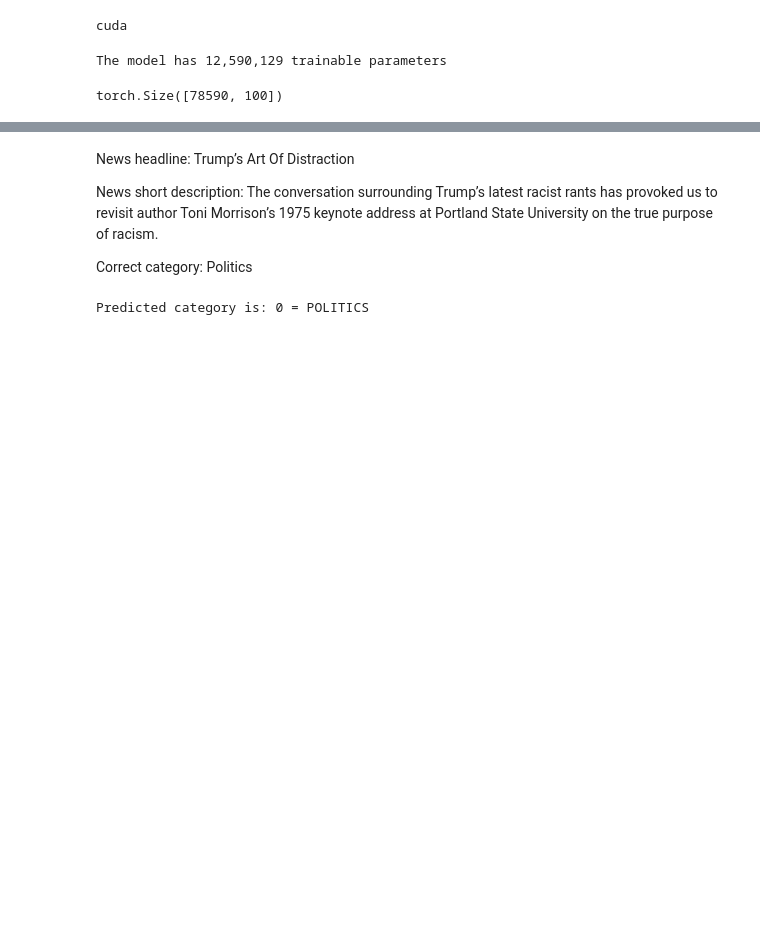
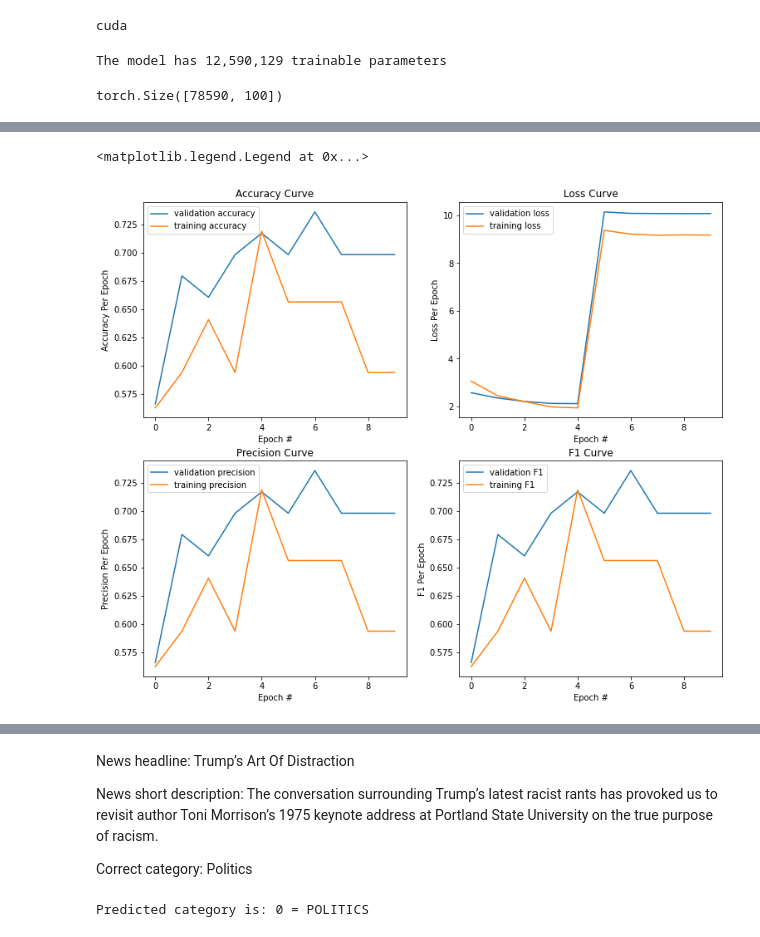
Before and after one commit to Jaggia/DL_Fall21, a Jupyter notebook: news-classification-lstm-and-LDAM-loss.ipynb, the cells around one changed output, grey strips where cells are left out. Saved outputs shown, nothing was run; the diff lists cells and outputs as text; code cells hidden in the pictures; blank space fills up the shorter version.

```diff
--- a/news-classification-lstm-and-LDAM-loss.ipynb
+++ b/news-classification-lstm-and-LDAM-loss.ipynb
@@ -184,7 +184,7 @@ def train(model, iterator, optimizer, criterion):
         # progress_bar.set_description_str(
         #     "Batch: %d, Loss: %.4f" % (int(idx + 1), loss.item()))
 
-    return epoch_loss / len(iterator), epoch_acc / len(iterator), my_acc, my_f1, my_prec
+    return epoch_loss / len(iterator), my_acc, my_f1, my_prec
 # %%
 def evaluate(model, iterator, criterion):
 
@@ -208,7 +208,7 @@ def evaluate(model, iterator, criterion):
             epoch_loss += loss.item()
             epoch_acc += acc.item()
 
-    return epoch_loss / len(iterator), epoch_acc / len(iterator), my_acc, my_f1, my_prec
+    return epoch_loss / len(iterator), my_acc, my_f1, my_prec
 # %%
 import time
 
@@ -317,2 +328,37 @@ Epoch: 02 | Epoch Time: 1m 13s
          LR: 0.0000000200
+# %%
+import matplotlib
+matplotlib.use('TkAgg')
+%matplotlib inline
+import matplotlib.pyplot as plt
+from matplotlib.pyplot import figure
+figure, axis = plt.subplots(2, 2)
+figure.set_size_inches(12.5, 10.5, forward=True)
+axis[0, 0].plot(valAcc, label='validation accuracy')
+axis[0, 0].plot(trainAcc, label='training accuracy')
+axis[0, 0].set_xlabel('Epoch #')
+axis[0, 0].set_ylabel('Accuracy Per Epoch')
+axis[0, 0].set_title('Accuracy Curve')
+axis[0, 0].legend()
+axis[0, 1].plot(valLoss, label='validation loss')
+axis[0, 1].plot(trainLoss, label='training loss')
+axis[0, 1].set_xlabel('Epoch #')
+axis[0, 1].set_ylabel('Loss Per Epoch')
+axis[0, 1].set_title('Loss Curve')
+axis[0, 1].legend()
+axis[1, 0].plot(valPrec, label='validation precision')
+axis[1, 0].plot(trainPrec, label='training precision')
+axis[1, 0].set_xlabel('Epoch #')
+axis[1, 0].set_ylabel('Precision Per Epoch')
+axis[1, 0].set_title('Precision Curve')
+axis[1, 0].legend()
+axis[1, 1].plot(valF1, label='validation F1')
+axis[1, 1].plot(trainF1, label='training F1')
+axis[1, 1].set_xlabel('Epoch #')
+axis[1, 1].set_ylabel('F1 Per Epoch')
+axis[1, 1].set_title('F1 Curve')
+axis[1, 1].legend()
+# %% [output]
+<matplotlib.legend.Legend at 0x...>
+[figure, added]
 # %%
```
Also changed, not shown: parts of 3 cells of this notebook, 4 other files.
